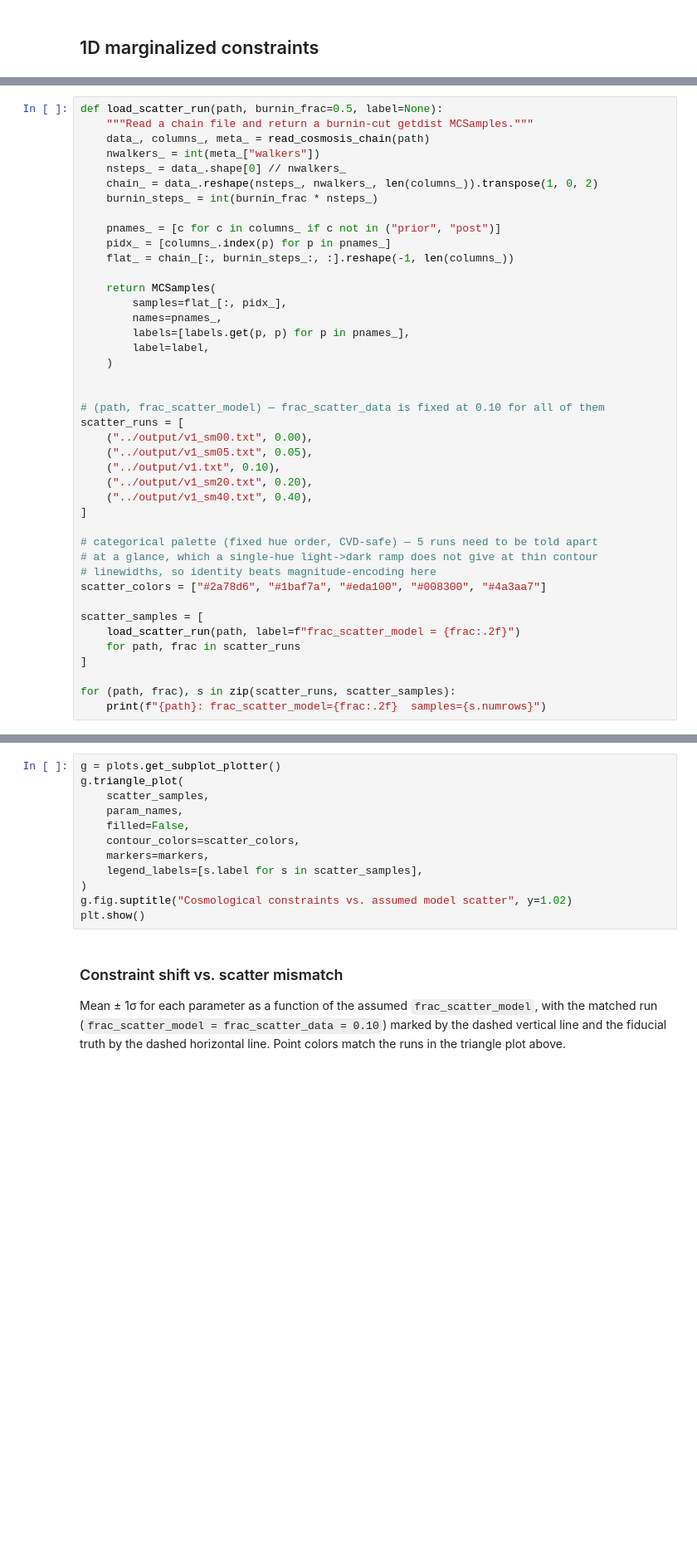
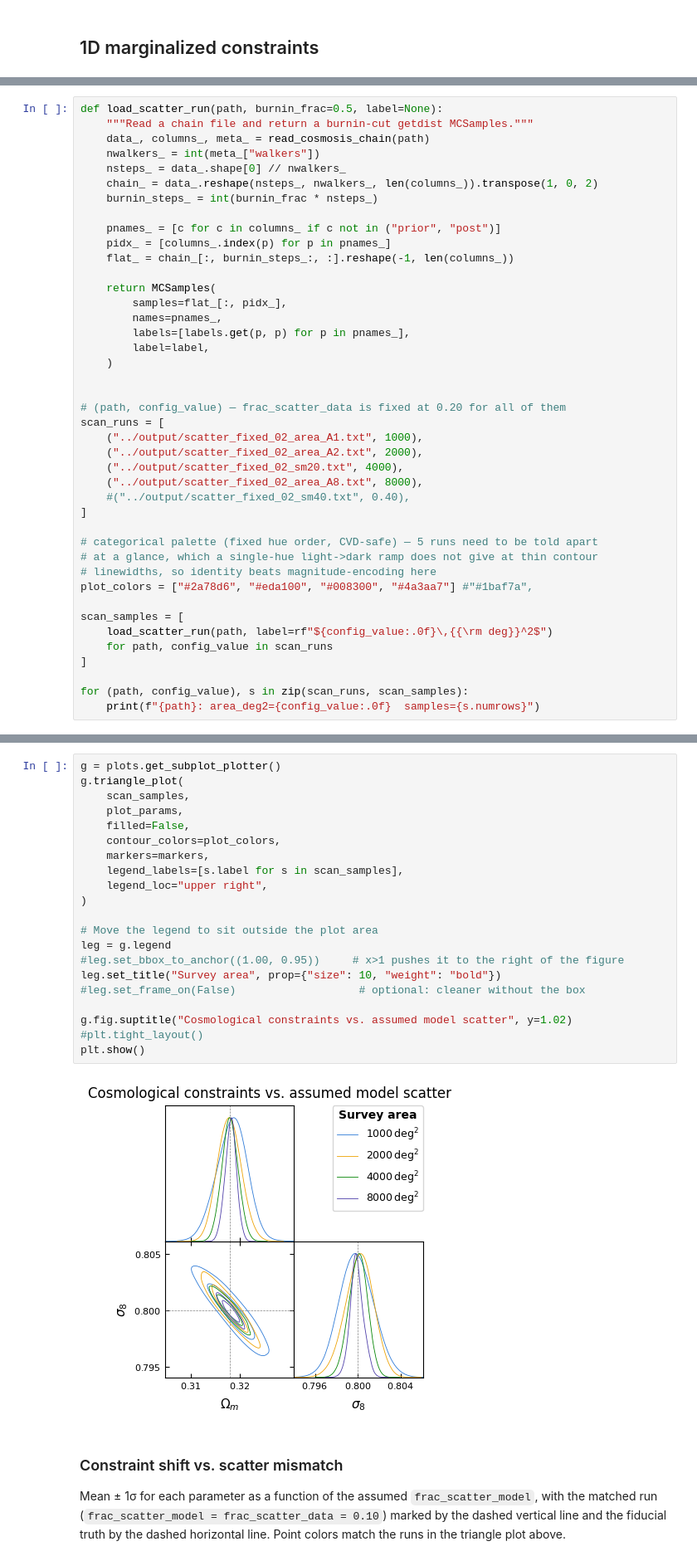
Before and after one commit to xtang126/hmf-mor-forecast, a Jupyter notebook: notebooks/v1_chains_contours.ipynb, the cells around one changed output, grey strips where cells are left out. Shown at 83% size. Drawn from its saved outputs; the diff is of its cells as text; blank space fills up the shorter version.

```diff
--- a/notebooks/v1_chains_contours.ipynb
+++ b/notebooks/v1_chains_contours.ipynb
@@ -163,24 +186,24 @@ def load_scatter_run(path, burnin_frac=0.5, label=None):
     )
 
 
-# (path, frac_scatter_model) — frac_scatter_data is fixed at 0.10 for all of them
-scatter_runs = [
-    ("../output/v1_sm00.txt", 0.00),
-    ("../output/v1_sm05.txt", 0.05),
-    ("../output/v1.txt", 0.10),
-    ("../output/v1_sm20.txt", 0.20),
-    ("../output/v1_sm40.txt", 0.40),
+# (path, config_value) — frac_scatter_data is fixed at 0.20 for all of them
+scan_runs = [
+    ("../output/scatter_fixed_02_area_A1.txt", 1000),
+    ("../output/scatter_fixed_02_area_A2.txt", 2000),
+    ("../output/scatter_fixed_02_sm20.txt", 4000),
+    ("../output/scatter_fixed_02_area_A8.txt", 8000),
+    #("../output/scatter_fixed_02_sm40.txt", 0.40),
 ]
 
 # categorical palette (fixed hue order, CVD-safe) — 5 runs need to be told apart
 # at a glance, which a single-hue light->dark ramp does not give at thin contour
 # linewidths, so identity beats magnitude-encoding here
-scatter_colors = ["#2a78d6", "#1baf7a", "#eda100", "#008300", "#4a3aa7"]
+plot_colors = ["#2a78d6", "#eda100", "#008300", "#4a3aa7"] #"#1baf7a",
 
-scatter_samples = [
-    load_scatter_run(path, label=f"frac_scatter_model = {frac:.2f}")
-    for path, frac in scatter_runs
+scan_samples = [
+    load_scatter_run(path, label=rf"${config_value:.0f}\,{{\rm deg}}^2$")
+    for path, config_value in scan_runs
 ]
 
-for (path, frac), s in zip(scatter_runs, scatter_samples):
-    print(f"{path}: frac_scatter_model={frac:.2f}  samples={s.numrows}")
+for (path, config_value), s in zip(scan_runs, scan_samples):
+    print(f"{path}: area_deg2={config_value:.0f}  samples={s.numrows}")
@@ -187,15 +219,26 @@ for (path, frac), s in zip(scatter_runs, scatter_samples):
 # %%
 g = plots.get_subplot_plotter()
 g.triangle_plot(
-    scatter_samples,
-    param_names,
+    scan_samples,
+    plot_params,
     filled=False,
-    contour_colors=scatter_colors,
+    contour_colors=plot_colors,
     markers=markers,
-    legend_labels=[s.label for s in scatter_samples],
+    legend_labels=[s.label for s in scan_samples],
+    legend_loc="upper right",
 )
+
+# Move the legend to sit outside the plot area
+leg = g.legend
+#leg.set_bbox_to_anchor((1.00, 0.95))     # x>1 pushes it to the right of the figure
+leg.set_title("Survey area", prop={"size": 10, "weight": "bold"})
+#leg.set_frame_on(False)                   # optional: cleaner without the box
+
 g.fig.suptitle("Cosmological constraints vs. assumed model scatter", y=1.02)
+#plt.tight_layout()
 plt.show()
+# %% [output]
+[figure, added]
 # %% [markdown]
 ### Constraint shift vs. scatter mismatch
 
```
Also changed, not shown: parts of 11 cells of this notebook, 4 other files.
